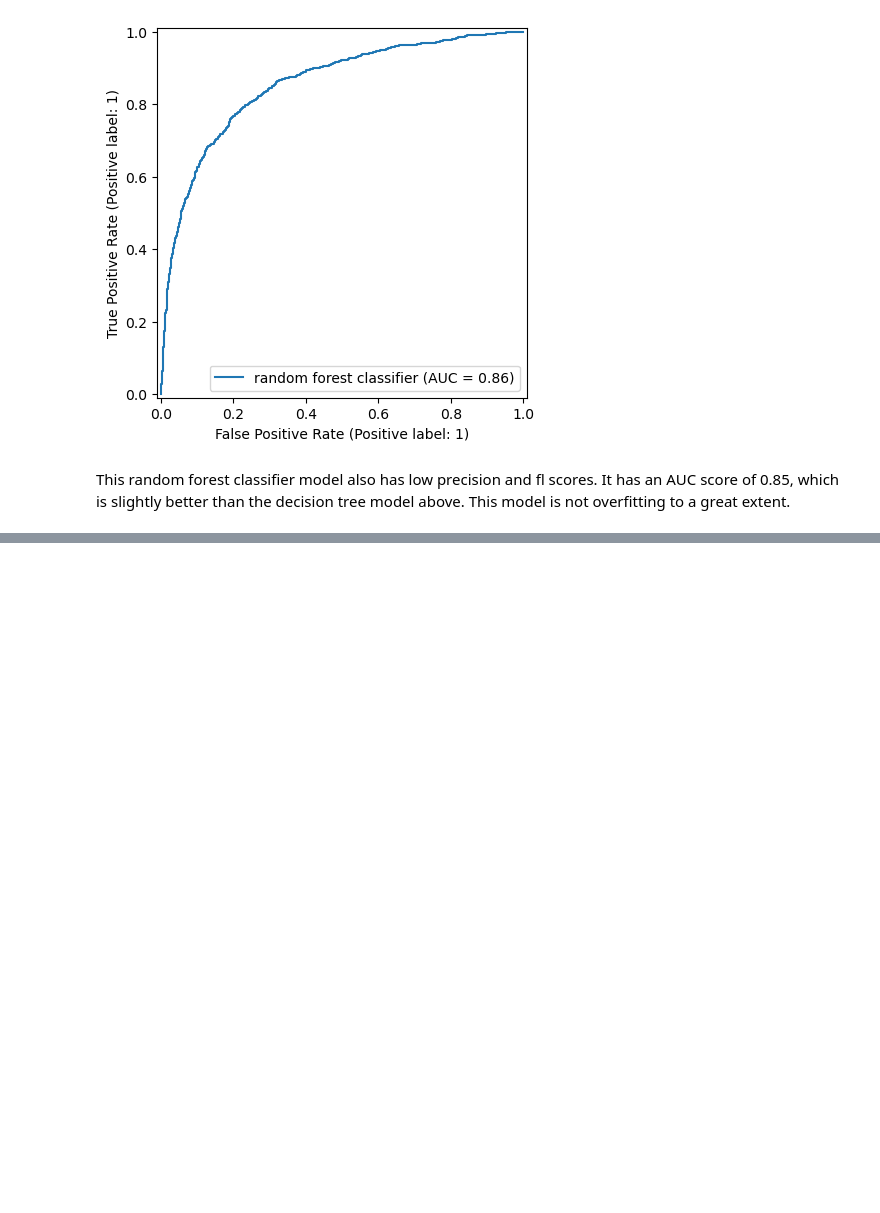
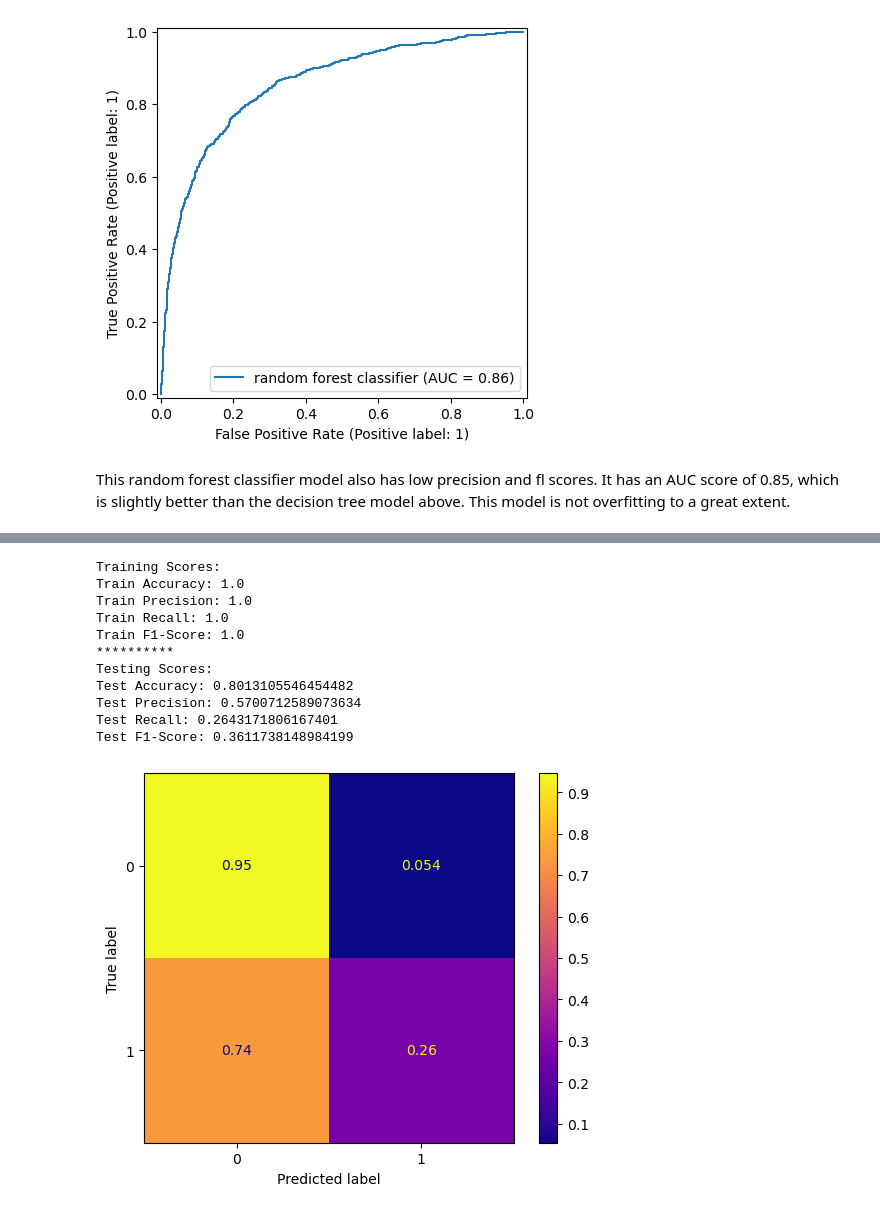
Before and after one commit to laaria-chris/H1N1-VACCINATION-PREDICTION-MODEL, a Jupyter notebook: MAIN_NOTEBOOK.ipynb, the cells around one changed output, grey strips where cells are left out. Drawn from its saved outputs; the diff is of its cells as text; code cells hidden in the pictures; blank space fills up the shorter version.

Commit message:
Third Model-Random Forest

```diff
--- a/MAIN_NOTEBOOK.ipynb
+++ b/MAIN_NOTEBOOK.ipynb
@@ -756,0 +759,11 @@ This random forest classifier model also has low precision and fl scores. It has
+# %%
+# Setting up the KNN model to go through the pipeline
+kNN = Pipeline(steps=[
+    ('preprocessor', preprocessor),
+    ('classifier', KNeighborsClassifier(n_neighbors=5, p=1, weights= 'distance'))
+])
+
+# The parameters are chosen based on GridSearchCV done in Project3_model_iterations.ipynb notebook results!
+# %%
+# Fitting the KNN model to the training data
+kNN.fit(X_tr, y_tr)
@@ -756,0 +788,16 @@ This random forest classifier model also has low precision and fl scores. It has
+# %%
+# evaluating the KNN model for various metrics
+evaluate(kNN, X_tr, X_te, y_tr, y_te)
+# %% [output]
+Training Scores:
+Train Accuracy: 1.0
+Train Precision: 1.0
+Train Recall: 1.0
+Train F1-Score: 1.0
+**********
+Testing Scores:
+Test Accuracy: 0.8013105546454482
+Test Precision: 0.5700712589073634
+Test Recall: 0.2643171806167401
+Test F1-Score: 0.3611738148984199
+[figure, added]
```
Also changed, not shown: parts of 4 cells of this notebook.
